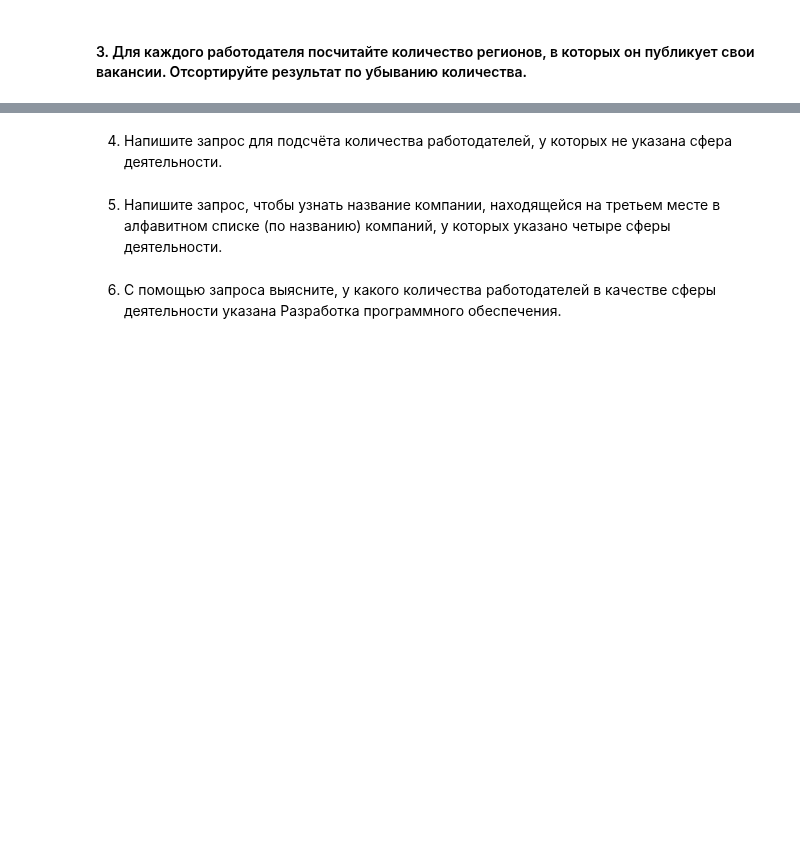
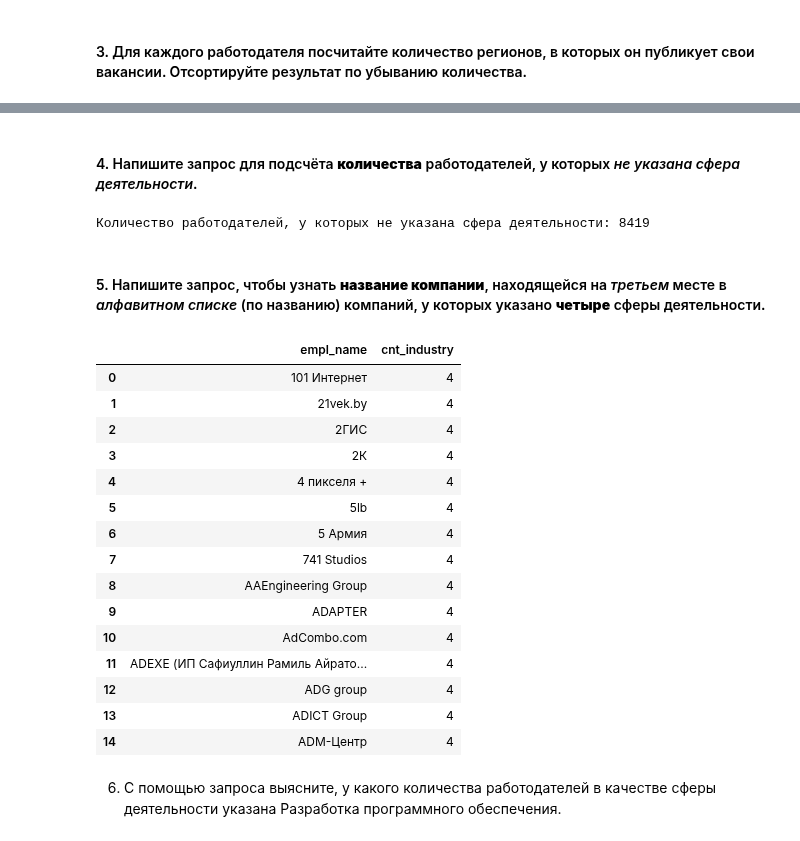
Before and after one commit to Novkozinin/SF_projects, a Jupyter notebook: Project-02_Анализ_вакансий_из_HeadHunter/Project_2_Анализ_вакансий_из_HeadHunter.ipynb, the cells around one changed output, grey strips where cells are left out. Saved outputs shown, nothing was run; the diff lists cells and outputs as text; code cells hidden in the pictures; blank space fills up the shorter version.

```diff
--- a/Project-02_Анализ_вакансий_из_HeadHunter/Project_2_Анализ_вакансий_из_HeadHunter.ipynb
+++ b/Project-02_Анализ_вакансий_из_HeadHunter/Project_2_Анализ_вакансий_из_HeadHunter.ipynb
@@ -300,2 +354,2 @@ print(f"Среди регионов, в которых нет вакансий,
 # %% [markdown]
-4. Напишите запрос для подсчёта количества работодателей, у которых не указана сфера деятельности.
+#### 4. Напишите запрос для подсчёта **количества** работодателей, у которых *не указана сфера деятельности*.
@@ -306,9 +367,50 @@ print(f"Среди регионов, в которых нет вакансий,
+# %%
+# результат запроса
+df_5_4 = pd.read_sql_query(query_5_4, connection)
+# display(df_5_4) # проверка dataframe
+print(f"Количество работодателей, у которых не указана сфера деятельности: \
+{df_5_4['cnt'][0]} ") # вывод ответа
+# %% [output]
+Количество работодателей, у которых не указана сфера деятельности: 8419
 # %% [markdown]
-5. Напишите запрос, чтобы узнать название компании, находящейся на третьем месте в алфавитном списке (по названию) компаний, у которых указано четыре сферы деятельности.
+#### 5. Напишите запрос, чтобы узнать **название компании**, находящейся на *третьем* месте в *алфавитном списке* (по названию) компаний, у которых указано **четыре** сферы деятельности.
 # %%
 # текст запроса
+query_5_5 = f'''
+select
+    e.name empl_name,
+    count(ei.industry_id) cnt_industry -- подсчет кол-ва сфер деятельности
+from employers e
+    join employers_industries ei on e.id = ei.employer_id -- соединение таблиц
+where ei.industry_id is not null -- фильтрация соединенной таблицы
+group by empl_name
+having count(ei.industry_id) = 4
+order by 2 desc, 1
+limit 15
+'''
 # %%
 # результат запроса
+df_5_5 = pd.read_sql_query(query_5_5, connection)
+display(df_5_5) # проверка dataframe
+# print(f"Количество работодателей, у которых не указана сфера деятельности: \
+# {df_5_4['cnt'][0]} ") # вывод ответа
+# %% [output]
+|  | empl_name | cnt_industry |
+| 0 | 101 Интернет | 4 |
+| 1 | 21vek.by | 4 |
+| 2 | 2ГИС | 4 |
+| 3 | 2К | 4 |
+| 4 | 4 пикселя + | 4 |
+| 5 | 5lb | 4 |
+| 6 | 5 Армия | 4 |
+| 7 | 741 Studios | 4 |
+| 8 | AAEngineering Group | 4 |
+| 9 | ADAPTER | 4 |
+| 10 | AdCombo.com | 4 |
+| 11 | ADEXE (ИП Сафиуллин Рамиль Айрато... | 4 |
+| 12 | ADG group | 4 |
+| 13 | ADICT Group | 4 |
+| 14 | ADM-Центр | 4 |
 # %% [markdown]
 6. С помощью запроса выясните, у какого количества работодателей в качестве сферы деятельности указана Разработка программного обеспечения.
 # %%
```
Also changed, not shown: parts of 13 cells of this notebook.
